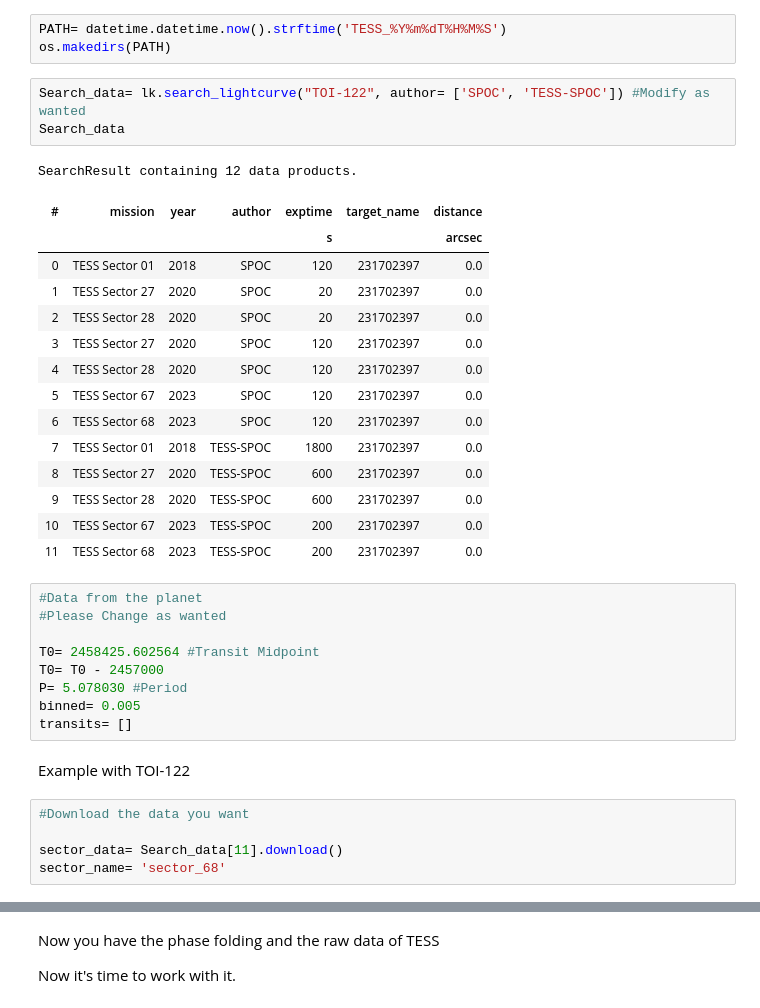
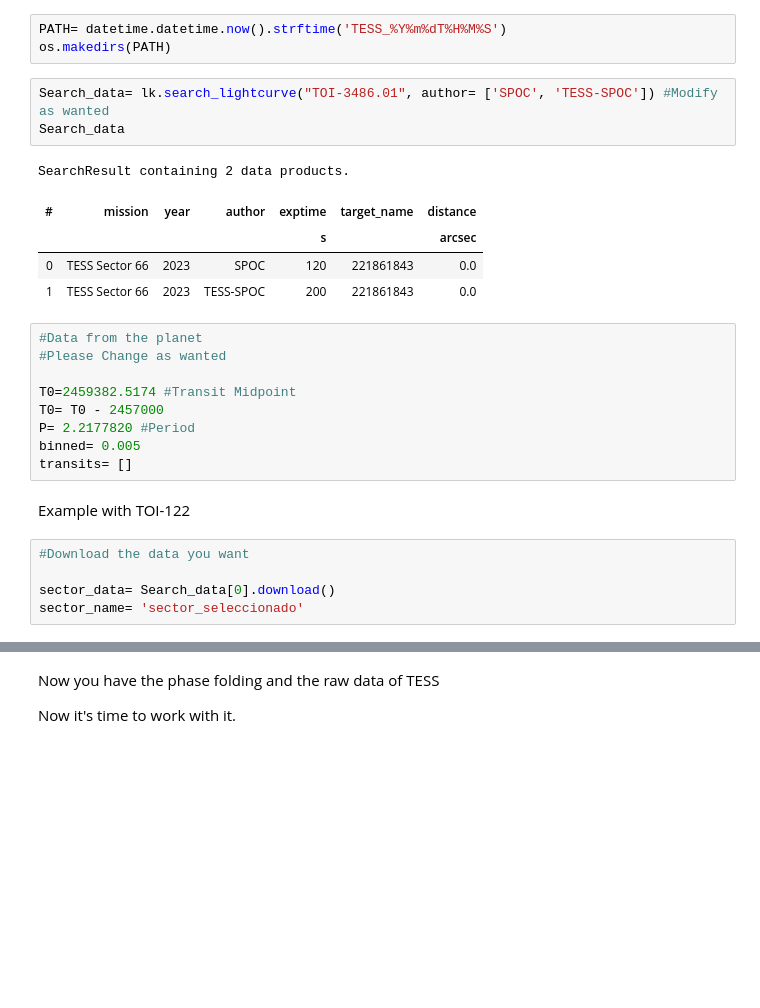
Before and after one commit to MasheLaNube/astroREBECCA, a Jupyter notebook: Tutorial_TESS.ipynb, the cells around one changed output, grey strips where cells are left out. Cells and saved outputs as stored; diff of their text form; blank space fills up the shorter version.

```diff
--- a/Tutorial_TESS.ipynb
+++ b/Tutorial_TESS.ipynb
@@ -16,31 +16,21 @@ import Obtain_LC as lc
 PATH= datetime.datetime.now().strftime('TESS_%Y%m%dT%H%M%S')
 os.makedirs(PATH)
 # %%
-Search_data= lk.search_lightcurve("TOI-122", author= ['SPOC', 'TESS-SPOC']) #Modify as wanted
+Search_data= lk.search_lightcurve("TOI-3486.01", author= ['SPOC', 'TESS-SPOC']) #Modify as wanted
 Search_data
 # %% [output]
-SearchResult containing 12 data products.
+SearchResult containing 2 data products.
 | # | mission | year | author | exptime | target_name | distance |
 |  |  |  |  | s |  | arcsec |
-| 0 | TESS Sector 01 | 2018 | SPOC | 120 | 231702397 | 0.0 |
-| 1 | TESS Sector 27 | 2020 | SPOC | 20 | 231702397 | 0.0 |
-| 2 | TESS Sector 28 | 2020 | SPOC | 20 | 231702397 | 0.0 |
-| 3 | TESS Sector 27 | 2020 | SPOC | 120 | 231702397 | 0.0 |
-| 4 | TESS Sector 28 | 2020 | SPOC | 120 | 231702397 | 0.0 |
-| 5 | TESS Sector 67 | 2023 | SPOC | 120 | 231702397 | 0.0 |
-| 6 | TESS Sector 68 | 2023 | SPOC | 120 | 231702397 | 0.0 |
-| 7 | TESS Sector 01 | 2018 | TESS-SPOC | 1800 | 231702397 | 0.0 |
-| 8 | TESS Sector 27 | 2020 | TESS-SPOC | 600 | 231702397 | 0.0 |
-| 9 | TESS Sector 28 | 2020 | TESS-SPOC | 600 | 231702397 | 0.0 |
-| 10 | TESS Sector 67 | 2023 | TESS-SPOC | 200 | 231702397 | 0.0 |
-| 11 | TESS Sector 68 | 2023 | TESS-SPOC | 200 | 231702397 | 0.0 |
+| 0 | TESS Sector 66 | 2023 | SPOC | 120 | 221861843 | 0.0 |
+| 1 | TESS Sector 66 | 2023 | TESS-SPOC | 200 | 221861843 | 0.0 |
 # %%
 #Data from the planet
 #Please Change as wanted
 
-T0= 2458425.602564 #Transit Midpoint
+T0=2459382.5174 #Transit Midpoint
 T0= T0 - 2457000
-P= 5.078030 #Period
+P= 2.2177820 #Period
 binned= 0.005
 transits= []
 # %% [markdown]
@@ -48,8 +38,8 @@ Example with TOI-122
 # %%
 #Download the data you want
 
-sector_data= Search_data[11].download()
-sector_name= 'sector_68'
+sector_data= Search_data[0].download()
+sector_name= 'sector_seleccionado'
 # %%
 #Removing outliers from your data and Binned
 #Play with this if you want ^^
```
Also changed, not shown: parts of 5 cells of this notebook.
